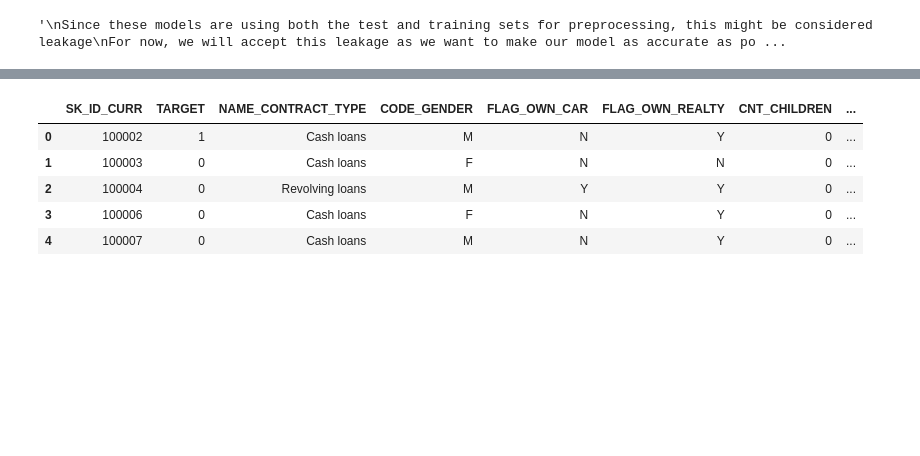
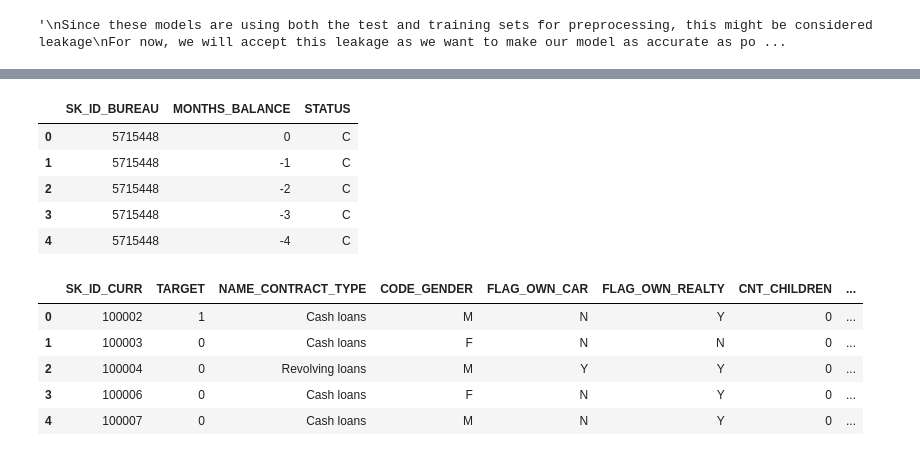
Before and after one commit to Edwardp17/home_credit, a Jupyter notebook: kaggle_home_credit_NN.ipynb, the cells around one changed output, grey strips where cells are left out. Saved outputs shown, nothing was run; the diff lists cells and outputs as text; code cells hidden in the pictures; blank space fills up the shorter version.

```diff
--- a/kaggle_home_credit_NN.ipynb
+++ b/kaggle_home_credit_NN.ipynb
@@ -59,3 +68,12 @@ sample_submission = pd.read_csv('data/sample_submission.csv')
+# %%
+bureau_balance.head()
+# %% [output]
+|  | SK_ID_BUREAU | MONTHS_BALANCE | STATUS |
+| 0 | 5715448 | 0 | C |
+| 1 | 5715448 | -1 | C |
+| 2 | 5715448 | -2 | C |
+| 3 | 5715448 | -3 | C |
+| 4 | 5715448 | -4 | C |
 # %%
 train.head()
 # %% [output]
```
Also changed, not shown: parts of 8 cells of this notebook, 1 other file.
